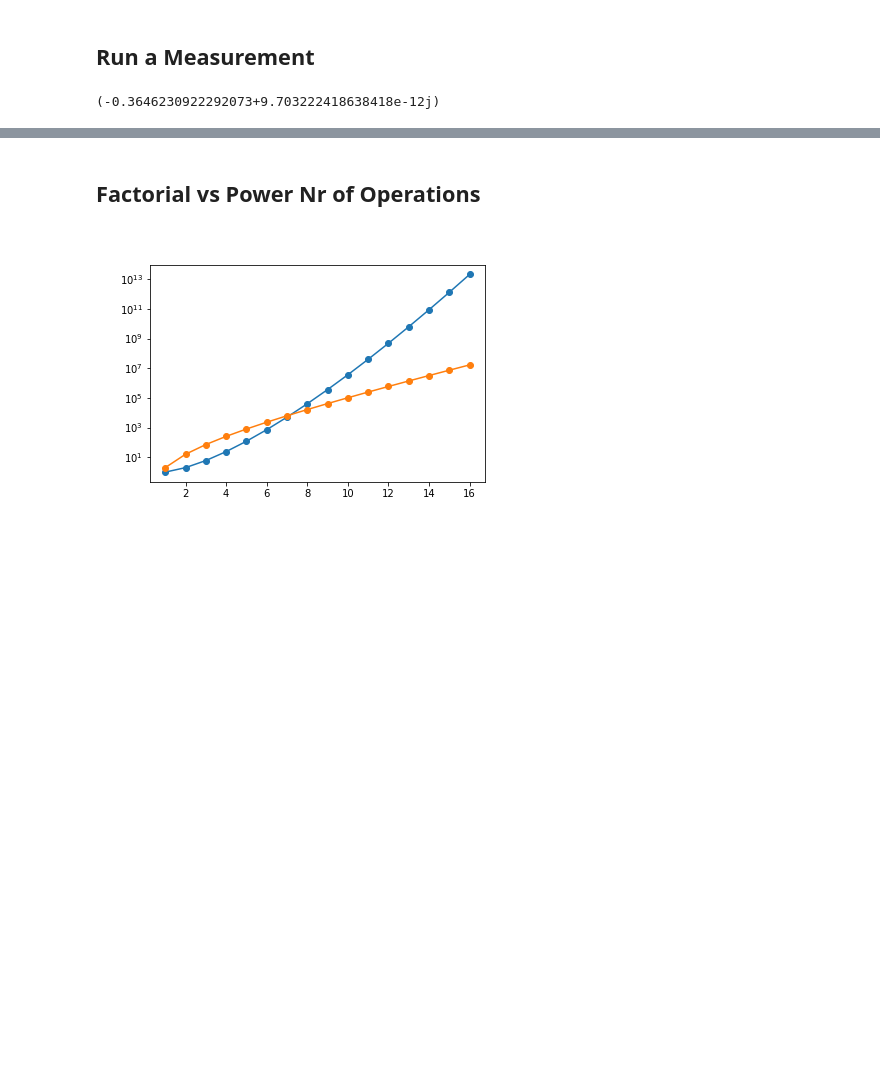
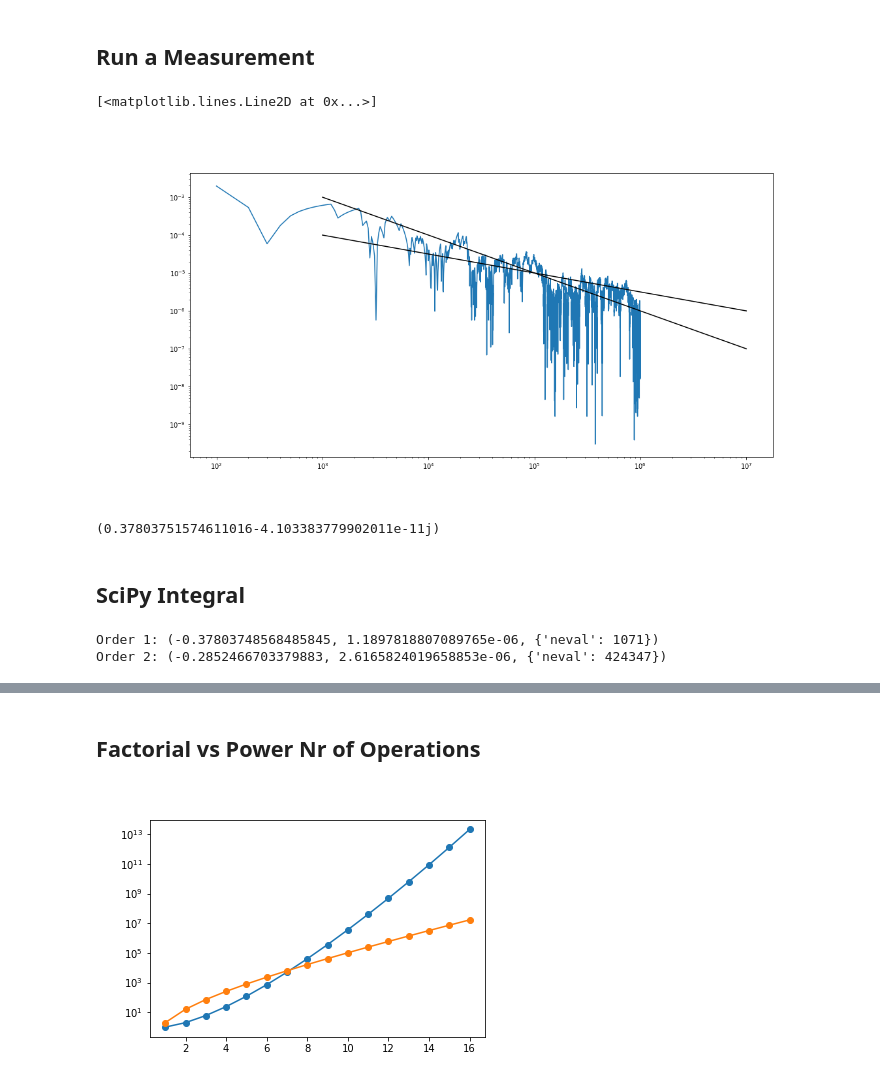
Before and after one commit to macekmar/keldy, a Jupyter notebook: notebooks/Keldy-Impurity-OneBand-Plasma.ipynb, the cells around one changed output, grey strips where cells are left out. Drawn from its saved outputs; the diff is of its cells as text; code cells hidden in the pictures; blank space fills up the shorter version.

```diff
--- a/notebooks/Keldy-Impurity-OneBand-Plasma.ipynb
+++ b/notebooks/Keldy-Impurity-OneBand-Plasma.ipynb
@@ -346,14 +325,36 @@ plt.show()
 # %% [markdown]
 ## Run a Measurement
 # %%
-order = 4
-computer = k_imp.ComputeChargeQ(order, 10.0, g0.param_, 10000)
+order = 2
+computer = k_imp.ComputeChargeQ(order, 10.0, g0.param_, int(1e6))
 N_tot = 0
-# %%
-N = 100000
-computer.run(N)
-N_tot += N
+# %%
+result = []
+N_vec = []
+
+currN = 0
+# %%
+for i in range(10000):
+    step = 100
+    computer.run(step)
+    currN += step
+    result.append((-1j)*(-1j)**order * computer.reduce_result() )
+    N_vec.append(currN)
+# %%
+fig = plt.figure(figsize=(16,8))
+
+plt.loglog(N_vec, np.abs(np.array(result).real - np.array(result).real[-1] ))
+
+plt.loglog([10**3, 10**7], [10**-3, 10**-7], c='k')
+plt.loglog([10**3, 10**7], [10**-4, 10**-6], c='k')
+
+
+
+# plt.ylim(0, 1)
+# %% [output]
+[<matplotlib.lines.Line2D at 0x...>]
+[figure, added]
 # %%
-(-1j)*(-1j)**order  * computer.reduce_result() / N_tot
+(-1j)*(-1j)**order * computer.reduce_result()
 # %% [output]
-(-0.3646230922292073+9.703222418638418e-12j)
+(0.37803751574611016-4.103383779902011e-11j)
@@ -359,0 +364,2 @@ N_tot += N
+# %% [markdown]
+## SciPy Integral
@@ -359,0 +379,6 @@ N_tot += N
+# %%
+print "Order 1:", result_1_sp
+print "Order 2:", result_2_sp
+# %% [output]
+Order 1: (-0.37803748568485845, 1.1897818807089765e-06, {'neval': 1071})
+Order 2: (-0.2852466703379883, 2.6165824019658853e-06, {'neval': 424347})
```
Also changed, not shown: parts of 23 cells of this notebook, 4 other files.
